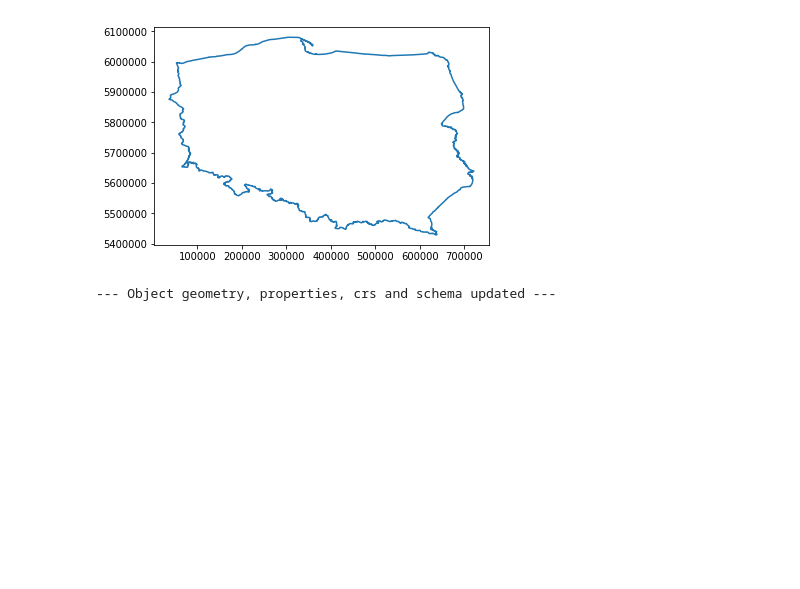
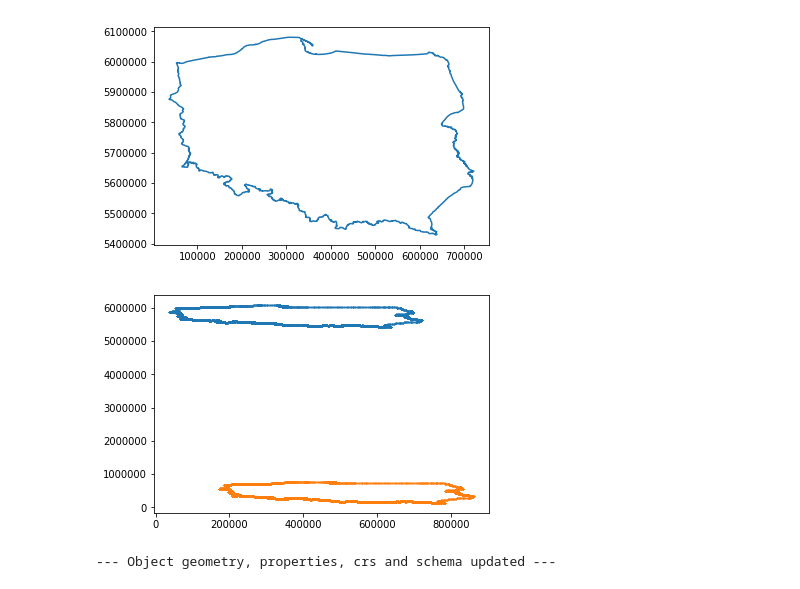
Before and after one commit to feleHaile/projections-clouds-and-Gdansk-Bay, a Jupyter notebook: example_solution.ipynb, the cells around one changed output. Drawn from its saved outputs; the diff is of its cells as text; code cells hidden in the pictures; blank space fills up the shorter version.

```diff
--- a/example_solution.ipynb
+++ b/example_solution.ipynb
@@ -328,6 +328,31 @@ changed_crs = vector_poland.reproject_geometry(epsg, update=False)
 vector_poland.show_vector_data(changed_crs)
 # %% [output]
 [figure]
+# %%
+# Additionally: plot both projections on the same figure to see that they cover different
+# geolocations. The easiest way is to copy show_vector_data method and change it -
+# as example create for loop inside it to put all geometries given as a list inside one
+# drawing canvas. Do not use plt.plot() - instead of it use plt.scatter() to draw only points.
+
+def show_multiple_vectors(geometries):
+    """
+    Function shows vector geometry.
+    input 1: list of geometries
+    (dictionaries, geometry retrieved as a parameter from the vector data type)."""
+
+    plt.figure()
+    for geometry in geometries:
+        try:
+            coordinates_list = np.asarray(geometry[0]['coordinates'][0])
+            plt.scatter(coordinates_list[:, 0], coordinates_list[:, 1], s=0.1)
+        except KeyError:
+            raise ValueError(
+                'Geometry is not defined. Please, update geometry with get_vector_data method or provide valid geometry object to the method.')
+    plt.show()
+
+show_multiple_vectors([changed_crs, vector_poland.geometry])
+# %% [output]
+[figure, added]
 # %%
 # Prepare new function to get the epsg number from Landsat raster. Use rasterio.open method.
 # You shouldn't read whole raster, if you use rasterio.open to get the Landsat file
```
Also changed, not shown: parts of 3 cells of this notebook.
